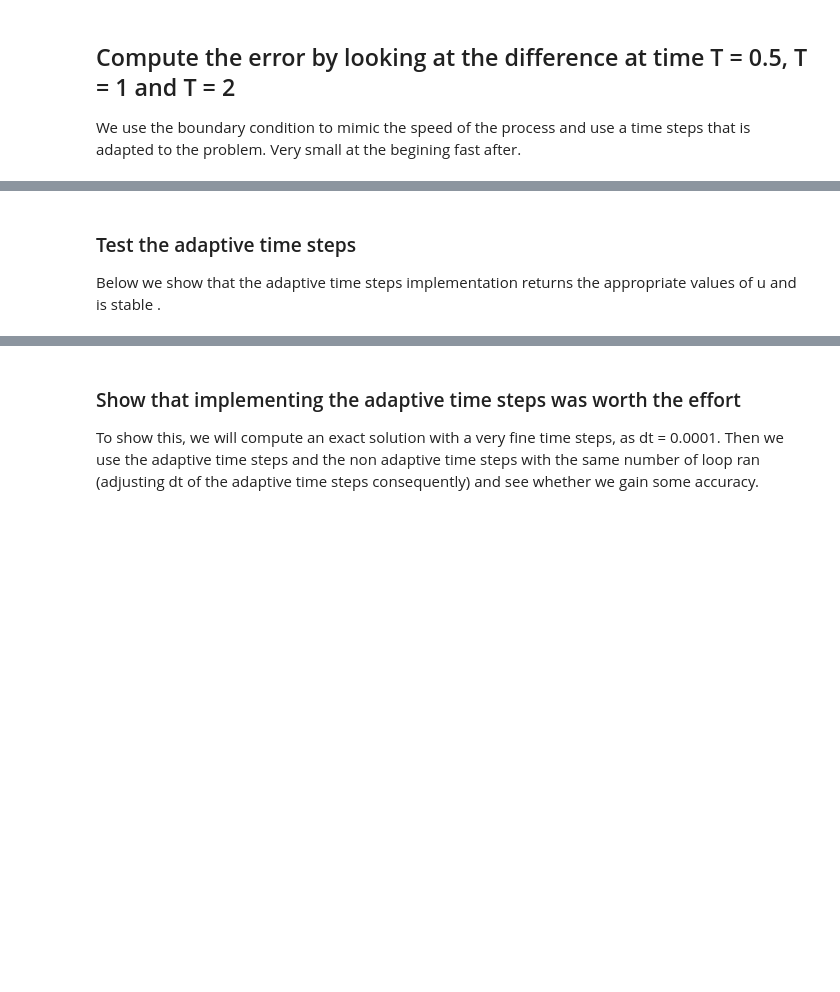
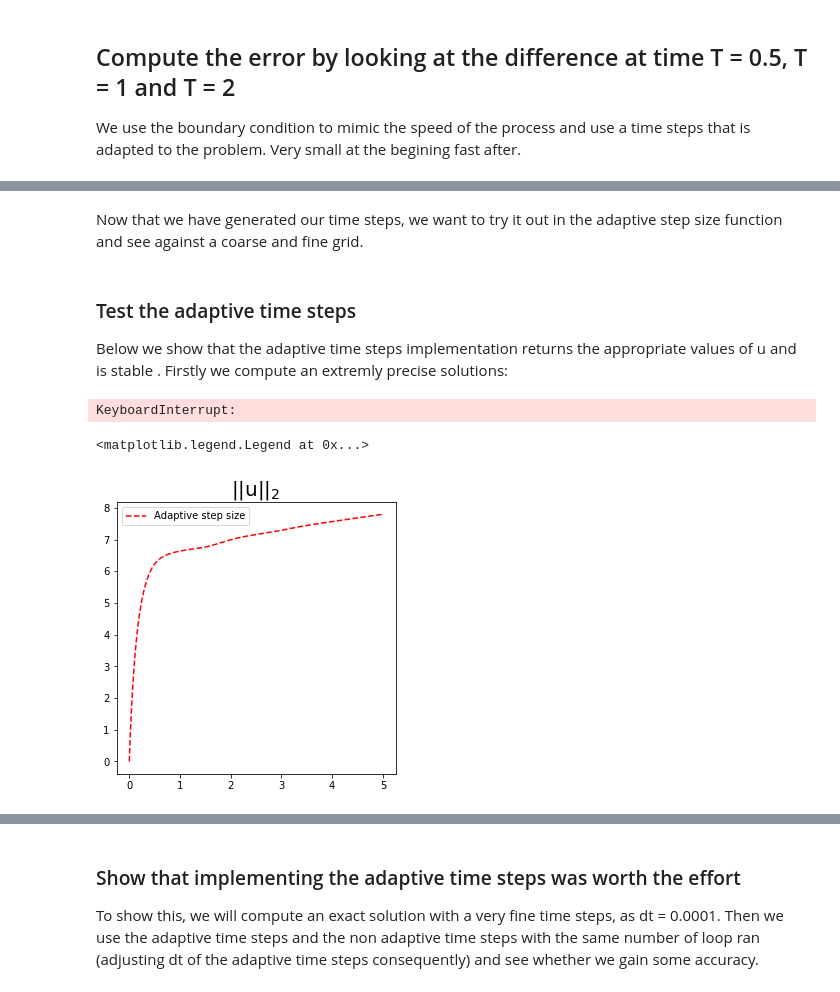
Before and after one commit to alixleroy/PhD-project2, a Jupyter notebook: Alixcode/error-analysis.ipynb, the cells around one changed output, grey strips where cells are left out. Drawn from its saved outputs; the diff is of its cells as text; code cells hidden in the pictures; blank space fills up the shorter version.

```diff
--- a/Alixcode/error-analysis.ipynb
+++ b/Alixcode/error-analysis.ipynb
@@ -159,4 +131,49 @@ print(time_list,".")
+# %% [markdown]
+Now that we have generated our time steps, we want to try it out in the adaptive step size function and see against a coarse and fine grid.
 # %% [markdown]
 ### Test the adaptive time steps
 
-Below we show that the adaptive time steps implementation returns the appropriate values of u and is stable .
+Below we show that the adaptive time steps implementation returns the appropriate values of u and is stable . Firstly we compute an extremly precise solutions:
+# %%
+## Set up parameter
+w = Expression(('2*x[1]*(1-x[0]*x[0])', '-2*x[0]*(1-x[1]*x[1])'), degree=3)
+alpha0 = 1 # Initial value of alpha
+tau =1/10 #Value of tau
+epsilon = 1/20 #
+dt = 0.0001 #number of time steps taken
+T =  5 #final time
+nx = 30 #size of the grid
+ny = 30 #size of the grid
+u_listsE, unorm_listsE, t_listsE = solver(nx,ny,tau,alpha0, epsilon, dt, T,w)
+# %% [output]
+KeyboardInterrupt:
+# %%
+## Save the sol that took an hour to run
+# name_file = "Alixcode/err_analysis_unormE.csv"
+# with open(name_file, 'wb') as f:
+#     pickle.dump(unorm_listsE, f)
+name_file = "Alixcode/err_analysis_unormE.csv"
+with open(name_file, 'rb') as f:
+    unorm_listsE = pickle.load(f)
+
+# # name_file = "Alixcode/err_analysis_ulistE.csv"
+# # with open(name_file, 'wb') as f:
+# #     pickle.dump(u_listsE, f)
+name_file = "Alixcode/err_analysis_ulistE.csv"
+with open(name_file, 'rb') as f:
+    u_listsE = pickle.load(f)
+
+# # name_file = "Alixcode/err_analysis_tlistE.csv"
+# # with open(name_file, 'wb') as f:
+# #     pickle.dump(t_listsE, f)
+name_file = "Alixcode/err_analysis_tlistE.csv"
+with open(name_file, 'rb') as f:
+    t_listsE = pickle.load(f)
+
+fig, (ax1) = plt.subplots(1, 1, figsize=(5, 5)) #create the figure
+ax1.plot(t_listsE,unorm_listsE,"--",color="red",label = "Adaptive step size")
+ax1.set_title("$\|\| u\|\|_2$", fontsize=20)
+ax1.legend()
+# %% [output]
+<matplotlib.legend.Legend at 0x...>
+[figure, added]
```
Also changed, not shown: parts of 22 cells of this notebook, 2 other files.
